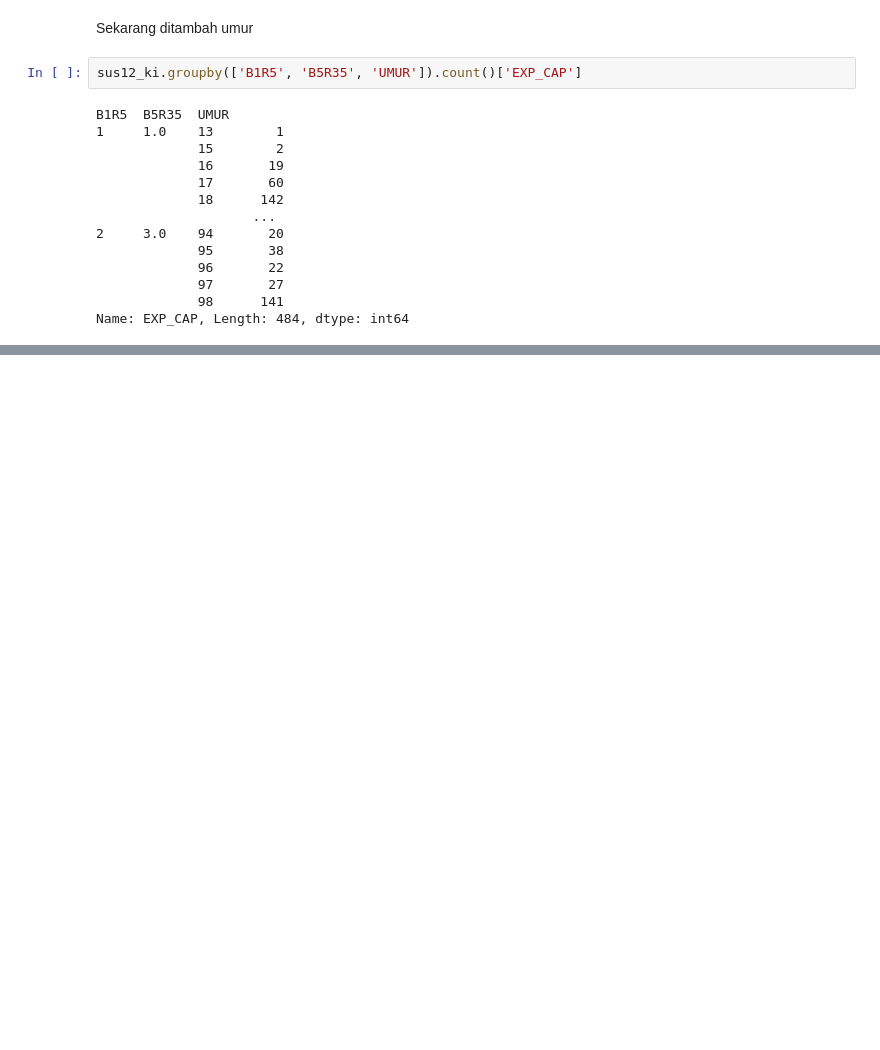
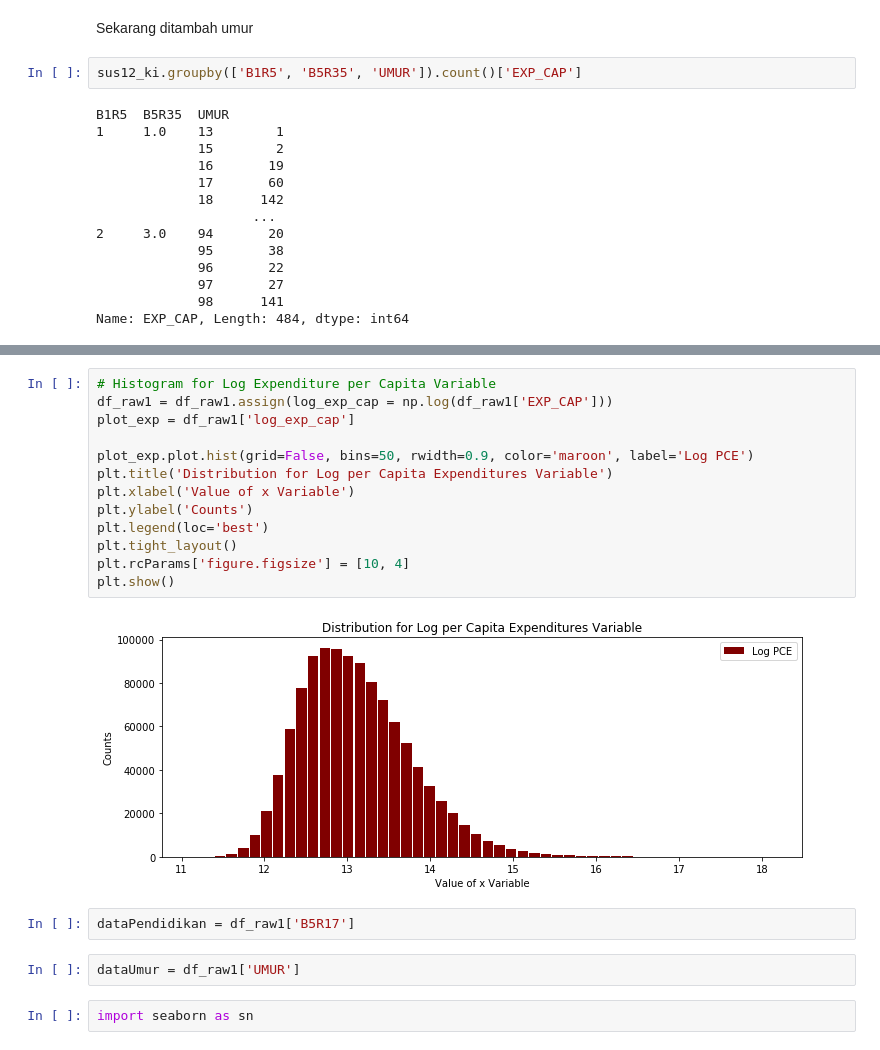
Before and after one commit to adewirahman/Project_Lab_Pacmann, a Jupyter notebook: ProjectLabNotebook_1.ipynb, the cells around one changed output, grey strips where cells are left out. Cells and saved outputs as stored; diff of their text form; blank space fills up the shorter version.

```diff
--- a/ProjectLabNotebook_1.ipynb
+++ b/ProjectLabNotebook_1.ipynb
@@ -373,0 +497,21 @@ Name: EXP_CAP, Length: 484, dtype: int64
+# %%
+# Histogram for Log Expenditure per Capita Variable
+df_raw1 = df_raw1.assign(log_exp_cap = np.log(df_raw1['EXP_CAP']))
+plot_exp = df_raw1['log_exp_cap']
+
+plot_exp.plot.hist(grid=False, bins=50, rwidth=0.9, color='maroon', label='Log PCE')
+plt.title('Distribution for Log per Capita Expenditures Variable')
+plt.xlabel('Value of x Variable')
+plt.ylabel('Counts')
+plt.legend(loc='best')
+plt.tight_layout()
+plt.rcParams['figure.figsize'] = [10, 4]
+plt.show()
+# %% [output]
+[figure, added]
+# %%
+dataPendidikan = df_raw1['B5R17']
+# %%
+dataUmur = df_raw1['UMUR']
+# %%
+import seaborn as sn
```
Also changed, not shown: parts of 14 cells of this notebook.
